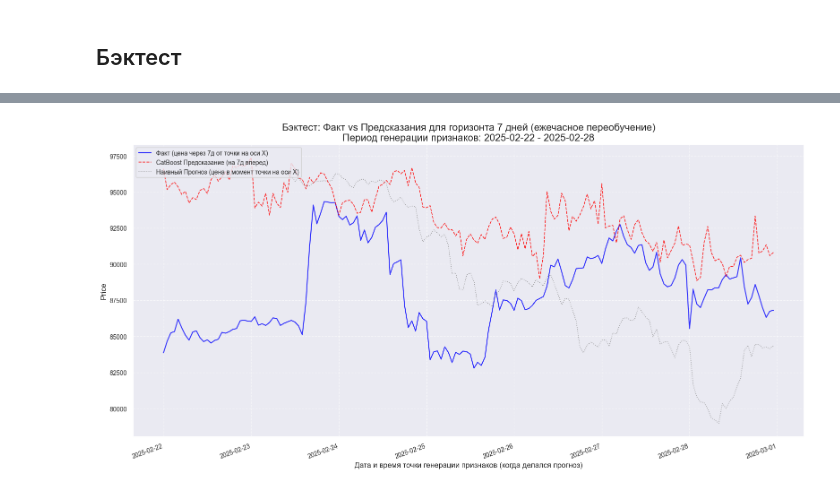
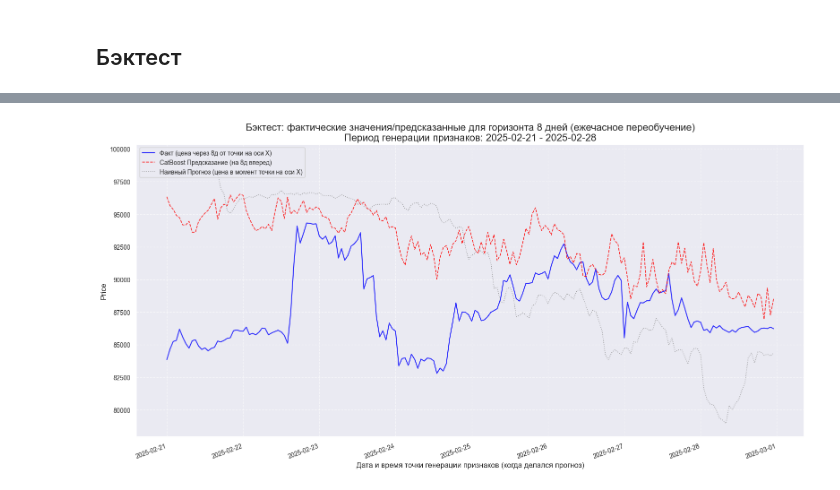
Before and after one commit to igorastashov/portfolios-optimization, a Jupyter notebook: notebooks/price_forecast_catboost.ipynb, the cells around one changed output, grey strips where cells are left out. Drawn from its saved outputs; the diff is of its cells as text; code cells hidden in the pictures.

```diff
--- a/notebooks/price_forecast_catboost.ipynb
+++ b/notebooks/price_forecast_catboost.ipynb
@@ -3080,12 +3055,12 @@ import time
 # ---
 
 # --- 1. Параметры для Бэктеста ---
-TARGET_HORIZON_DAYS = 7
+TARGET_HORIZON_DAYS = 8
 TARGET_HORIZON_HOURS = TARGET_HORIZON_DAYS * 24
 
 # !!! ЗАДАЙТЕ ЦЕЛЕВОЙ ПЕРИОД ДЛЯ ОЦЕНКИ (когда мы смотрим фактические значения) !!!
 EVALUATION_PERIOD_START_STR = "2025-03-01 00:00:00" # Пример
-EVALUATION_PERIOD_END_STR   = "2025-03-07 23:00:00" # Пример (включительно для этого часа)
+EVALUATION_PERIOD_END_STR   = "2025-03-08 23:00:00" # Пример (включительно для этого часа)
 
 # --- Параметры диагностики (оставим их) ---
 LOG_HOUR_MEAN_ENCODING = True
@@ -3641,32 +3633,32 @@ if feature_generation_timestamps and \
              label=f'CatBoost Предсказание (на {TARGET_HORIZON_DAYS}д вперед)',
              color='red', linestyle='--', alpha=0.85, linewidth=1.2)
 
     # 3. Наивные предсказания (текущая цена на момент генерации признаков)
     plt.plot(plot_df['Timestamp_FeatureGen'], plot_df['Naive_Prediction_as_Current_Price'],
              label='Наивный Прогноз (цена в момент точки на оси X)',
              color='gray', linestyle=':', alpha=0.7, linewidth=1.2)
 
     # Определение фактических дат для заголовка
     # Используем даты из feature_generation_timestamps, так как это ось X
     actual_plot_start_dt_display = plot_df['Timestamp_FeatureGen'].min().date()
     actual_plot_end_dt_display = plot_df['Timestamp_FeatureGen'].max().date()
 
-    plt.title(f'Бэктест: Факт vs Предсказания для горизонта {TARGET_HORIZON_DAYS} дней (ежечасное переобучение)\nПериод генерации признаков: {actual_plot_start_dt_display} - {actual_plot_end_dt_display}', fontsize=16)
+    plt.title(f'Бэктест: фактические значения/предсказанные для горизонта {TARGET_HORIZON_DAYS} дней (ежечасное переобучение)\nПериод генерации признаков: {actual_plot_start_dt_display} - {actual_plot_end_dt_display}', fontsize=16)
     plt.xlabel('Дата и время точки генерации признаков (когда делался прогноз)', fontsize=12)
     plt.ylabel(TARGET, fontsize=12)
     plt.legend(fontsize=10, loc='upper left')
     plt.grid(True, linestyle='--', alpha=0.6)
     plt.xticks(rotation=20, ha="right") # Улучшаем читаемость дат
     plt.tight_layout()
     plt.show()
 else:
     if not feature_generation_timestamps:
         print("Список feature_generation_timestamps пуст, график не будет построен.")
     elif len(feature_generation_timestamps) != len(y_true_evaluation_list):
         print("Размеры списков feature_generation_timestamps и y_true_evaluation_list не совпадают, график не будет построен.")
     else:
         print("Список y_true_evaluation_list пуст, график не будет построен.")
 
 # ... (код завершения Эксперимента 4) ...
 # %% [output]
-[figure, old version]
+[figure, new version]
```
Also changed, not shown: parts of 15 cells of this notebook, 4 other files.
